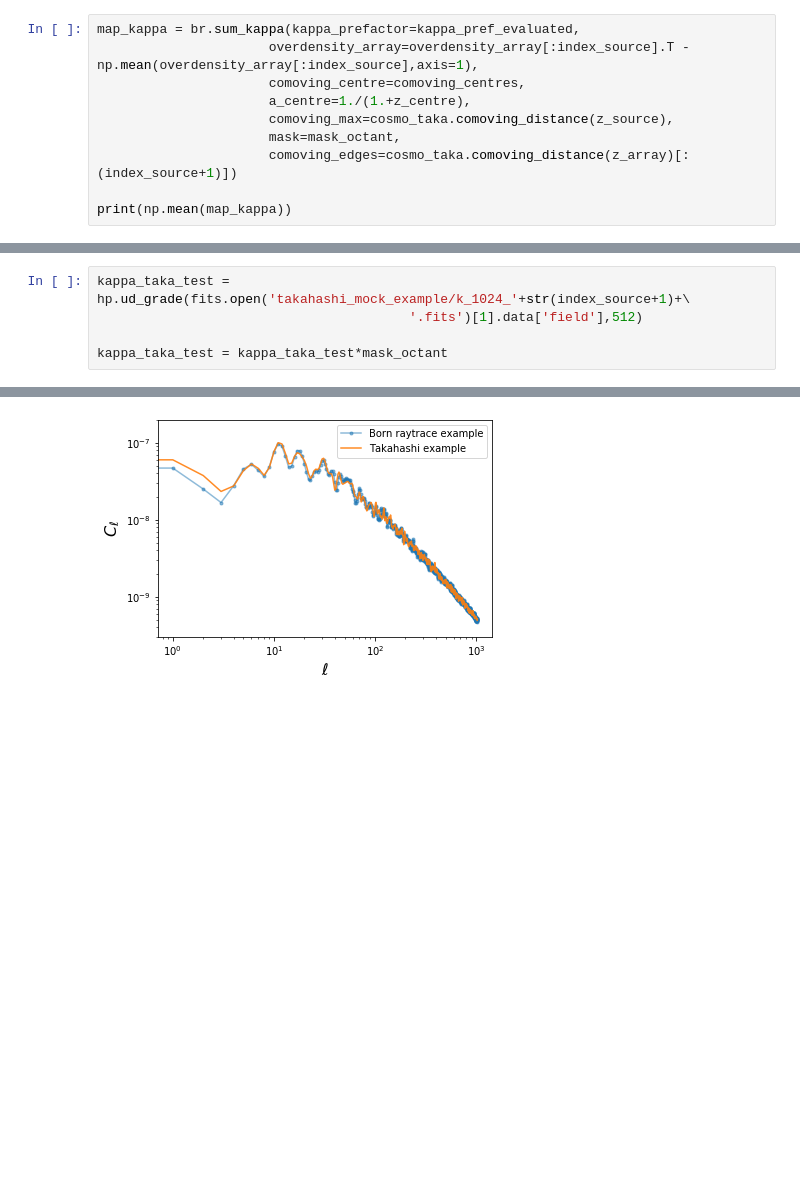
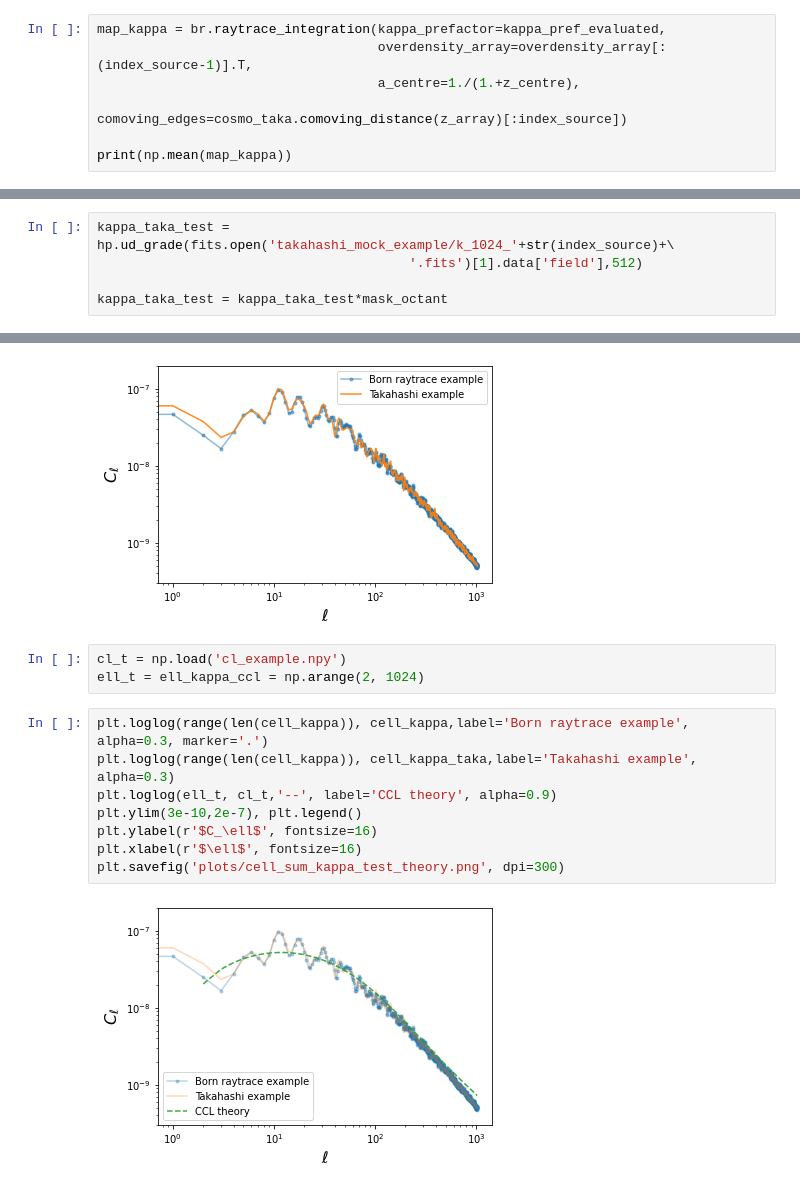
Before and after one commit to NiallJeffrey/BornRaytrace, a Jupyter notebook: example_takahashi_map.ipynb, the cells around one changed output, grey strips where cells are left out. Saved outputs shown, nothing was run; the diff lists cells and outputs as text; blank space fills up the shorter version.

Commit message:
clean and faster integration

```diff
--- a/example_takahashi_map.ipynb
+++ b/example_takahashi_map.ipynb
@@ -81,13 +86,10 @@ hp.mollview(mask_octant)
 # %% [markdown]
 ### Use sum_kappa function for single source galaxy plane
 # %%
-map_kappa = br.sum_kappa(kappa_prefactor=kappa_pref_evaluated,
-                      overdensity_array=overdensity_array[:index_source].T - np.mean(overdensity_array[:index_source],axis=1),
-                      comoving_centre=comoving_centres,
-                      a_centre=1./(1.+z_centre),
-                      comoving_max=cosmo_taka.comoving_distance(z_source),
-                      mask=mask_octant,
-                      comoving_edges=cosmo_taka.comoving_distance(z_array)[:(index_source+1)])
+map_kappa = br.raytrace_integration(kappa_prefactor=kappa_pref_evaluated,
+                                    overdensity_array=overdensity_array[:(index_source-1)].T,
+                                    a_centre=1./(1.+z_centre),
+                                    comoving_edges=cosmo_taka.comoving_distance(z_array)[:index_source])
 
 print(np.mean(map_kappa))
 # %% [output]
@@ -101,7 +97,7 @@ print(np.mean(map_kappa))
 # %% [markdown]
 # Compare with Takahashi example (which used GRayTrix)
 # %%
-kappa_taka_test = hp.ud_grade(fits.open('takahashi_mock_example/k_1024_'+str(index_source+1)+\
+kappa_taka_test = hp.ud_grade(fits.open('takahashi_mock_example/k_1024_'+str(index_source)+\
                                         '.fits')[1].data['field'],512)
 
 kappa_taka_test = kappa_taka_test*mask_octant
@@ -136,3 +132,16 @@ plt.xlabel(r'$\ell$', fontsize=16)
 plt.savefig('plots/cell_sum_kappa_test.png', dpi=300)
 # %% [output]
 [figure]
+# %%
+cl_t = np.load('cl_example.npy')
+ell_t = ell_kappa_ccl = np.arange(2, 1024)
+# %%
+plt.loglog(range(len(cell_kappa)), cell_kappa,label='Born raytrace example', alpha=0.3, marker='.')
+plt.loglog(range(len(cell_kappa)), cell_kappa_taka,label='Takahashi example', alpha=0.3)
+plt.loglog(ell_t, cl_t,'--', label='CCL theory', alpha=0.9)
+plt.ylim(3e-10,2e-7), plt.legend()
+plt.ylabel(r'$C_\ell$', fontsize=16)
+plt.xlabel(r'$\ell$', fontsize=16)
+plt.savefig('plots/cell_sum_kappa_test_theory.png', dpi=300)
+# %% [output]
+[figure, added]
```
Also changed, not shown: parts of 6 cells of this notebook, 3 other files.
